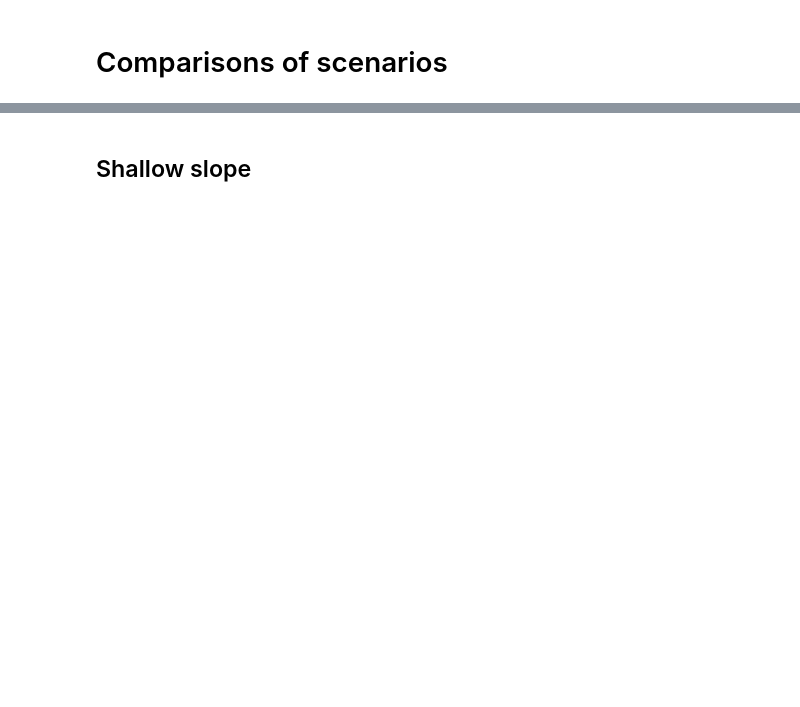
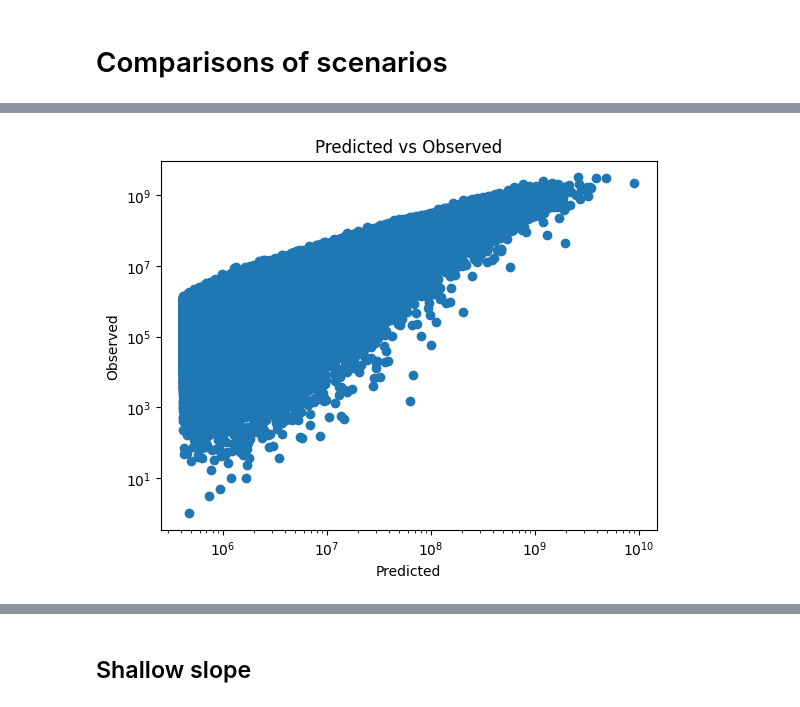
Before and after one commit to seanmason/saturation, a Jupyter notebook: notebooks/thesis/Chapter4/SingleSimulationPlots.ipynb, the cells around one changed output, grey strips where cells are left out. Drawn from its saved outputs; the diff is of its cells as text; code cells hidden in the pictures; blank space fills up the shorter version.

```diff
--- a/notebooks/thesis/Chapter4/SingleSimulationPlots.ipynb
+++ b/notebooks/thesis/Chapter4/SingleSimulationPlots.ipynb
@@ -72,0 +511,11 @@ for config_file in glob.glob(f"{base_path}/config/config*.yaml"):
+# %%
+predicted = model.predict()
+plt.scatter(predicted, model.model.endog)
+plt.xlabel("Predicted")
+plt.ylabel("Observed")
+plt.title("Predicted vs Observed")
+plt.xscale("log")
+plt.yscale("log")
+plt.show()
+# %% [output]
+[figure, added]
```
Also changed, not shown: parts of 60 cells of this notebook, 13 other files.
